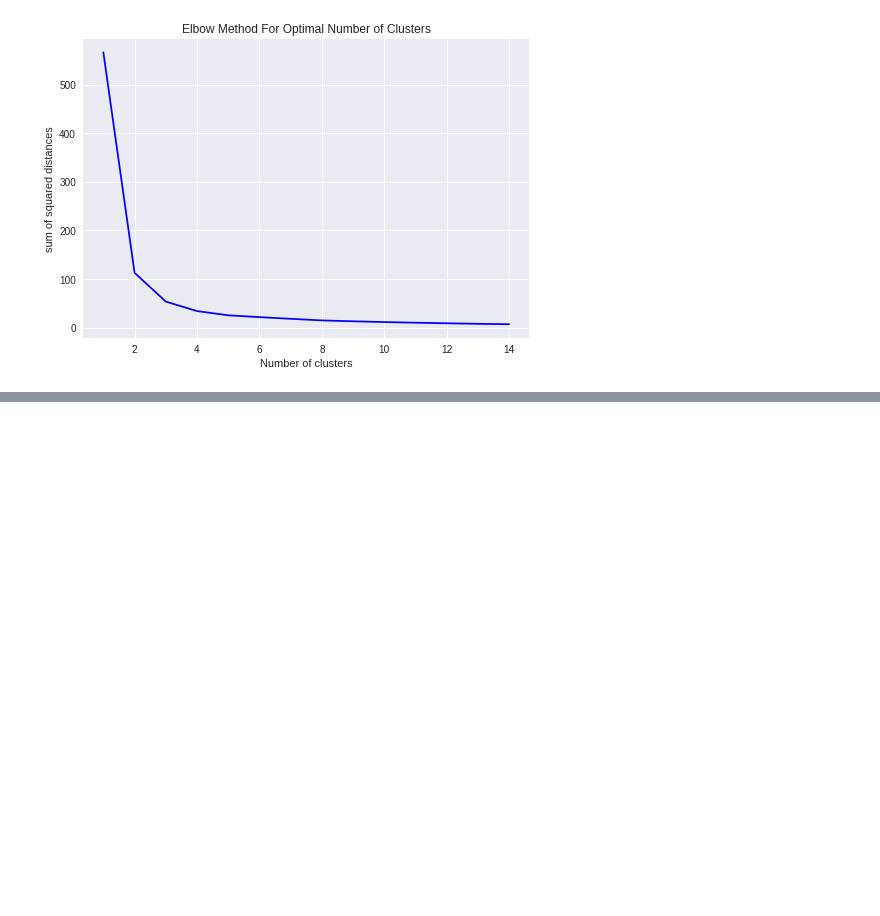
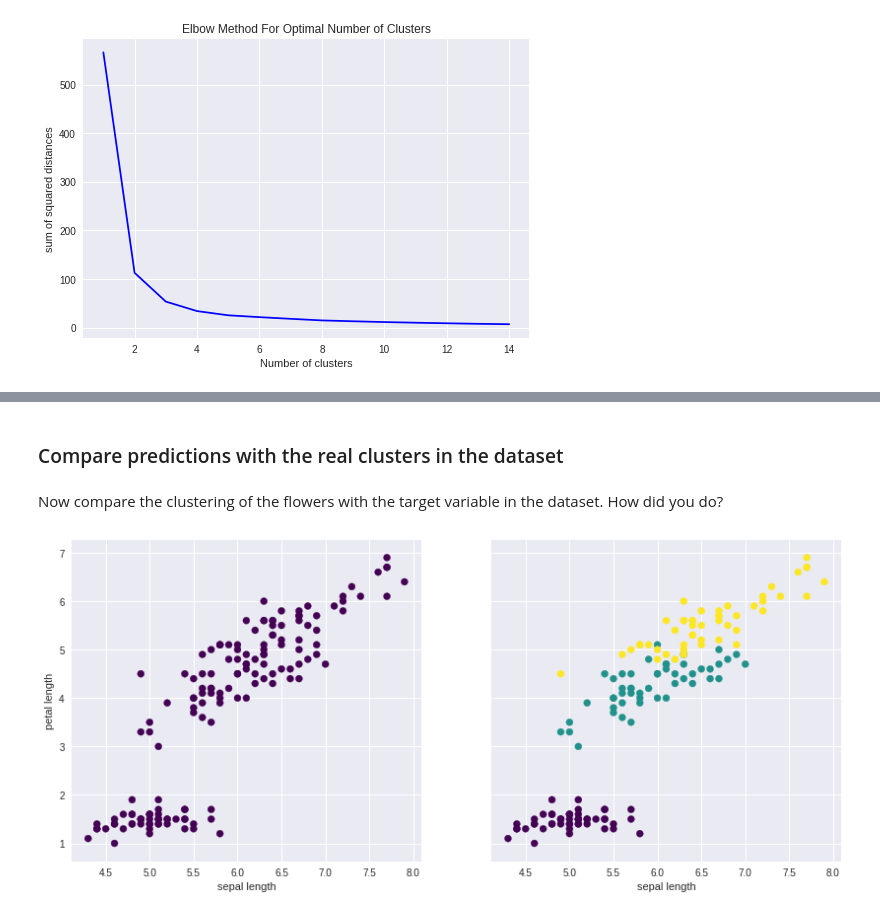
Before and after one commit to huli/academy-2018, a Jupyter notebook: clustering/clustering_flowers.ipynb, the cells around one changed output, grey strips where cells are left out. Cells and saved outputs as stored; diff of their text form; code cells hidden in the pictures; blank space fills up the shorter version.

Commit message:
Flowers example finished

```diff
--- a/clustering/clustering_flowers.ipynb
+++ b/clustering/clustering_flowers.ipynb
@@ -85,0 +94,14 @@ plt.show()
+# %% [markdown]
+### Compare predictions with the real clusters in the dataset
+# %% [markdown]
+Now compare the clustering of the flowers with the target variable in the dataset. How did you do?
+# %%
+fig, (ax1, ax2) = plt.subplots(1, 2, figsize=(14, 6), sharey=True)
+ax1.scatter(iris_df.iloc[:, 0], iris_df.iloc[:, 2], c=predicted_classes,cmap='viridis')
+ax2.scatter(iris_df.iloc[:, 0], iris_df.iloc[:, 2], c=iris_data.target,cmap='viridis')
+ax1.set_ylabel('petal length')
+ax1.set_xlabel('sepal length')
+ax2.set_xlabel('sepal length')
+plt.show()
+# %% [output]
+[figure, added]
```
Also changed, not shown: parts of 6 cells of this notebook.
